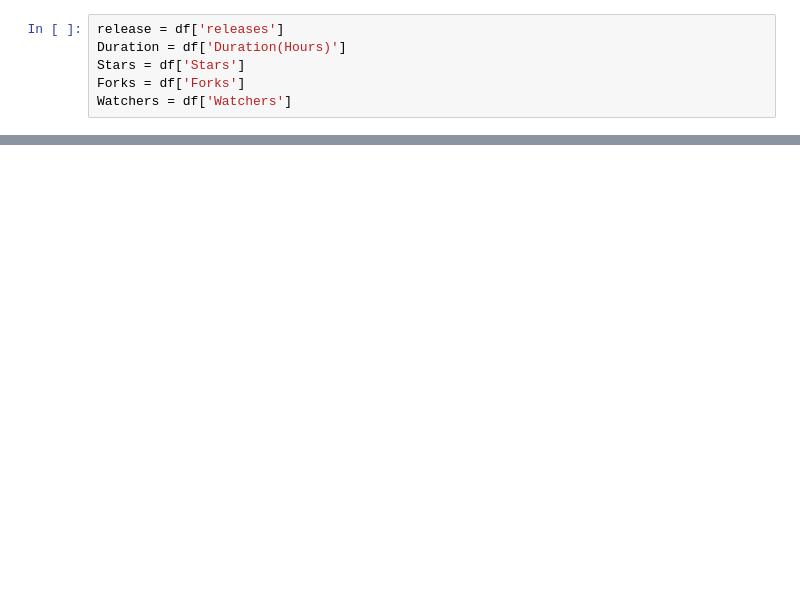
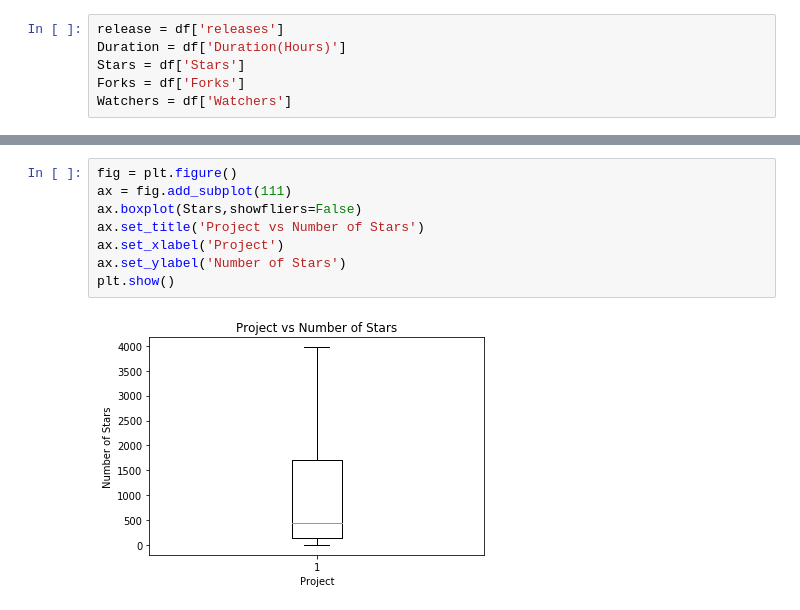
Before and after one commit to ai-se/Git_miner, a Jupyter notebook: Project Meta.ipynb, the cells around one changed output, grey strips where cells are left out. Saved outputs shown, nothing was run; the diff lists cells and outputs as text; blank space fills up the shorter version.

```diff
--- a/Project Meta.ipynb
+++ b/Project Meta.ipynb
@@ -80,0 +68,10 @@ plt.boxplot(Watchers,showfliers=False)
+# %%
+fig = plt.figure()
+ax = fig.add_subplot(111)
+ax.boxplot(Stars,showfliers=False)
+ax.set_title('Project vs Number of Stars')
+ax.set_xlabel('Project')
+ax.set_ylabel('Number of Stars')
+plt.show()
+# %% [output]
+[figure, added]
```
Also changed, not shown: parts of 13 cells of this notebook, 7 other files.
